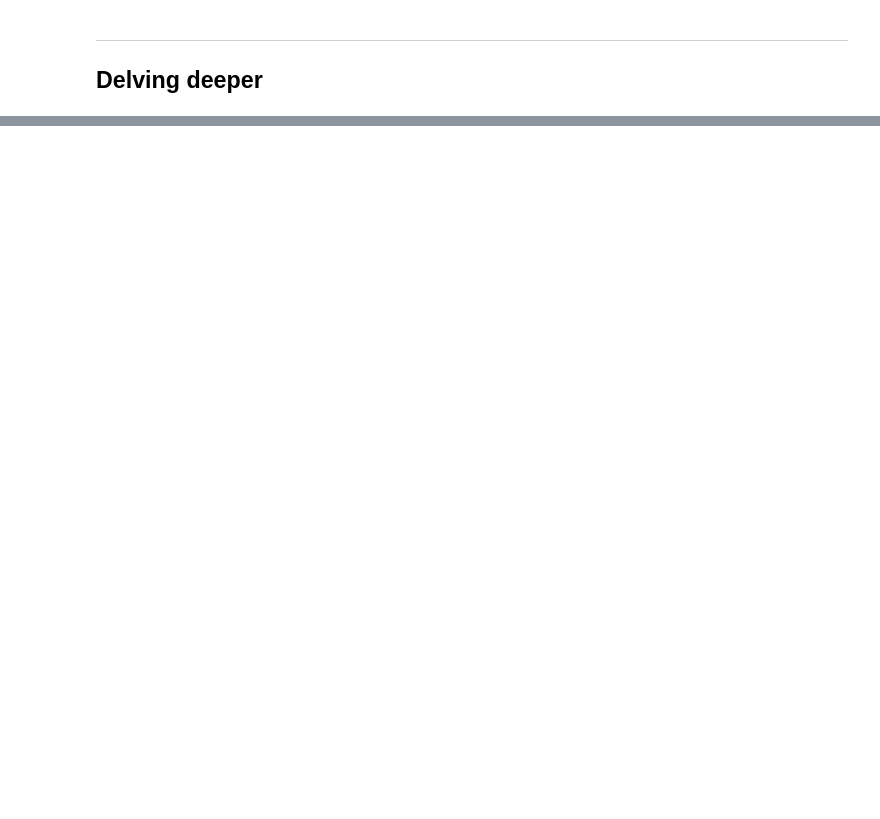
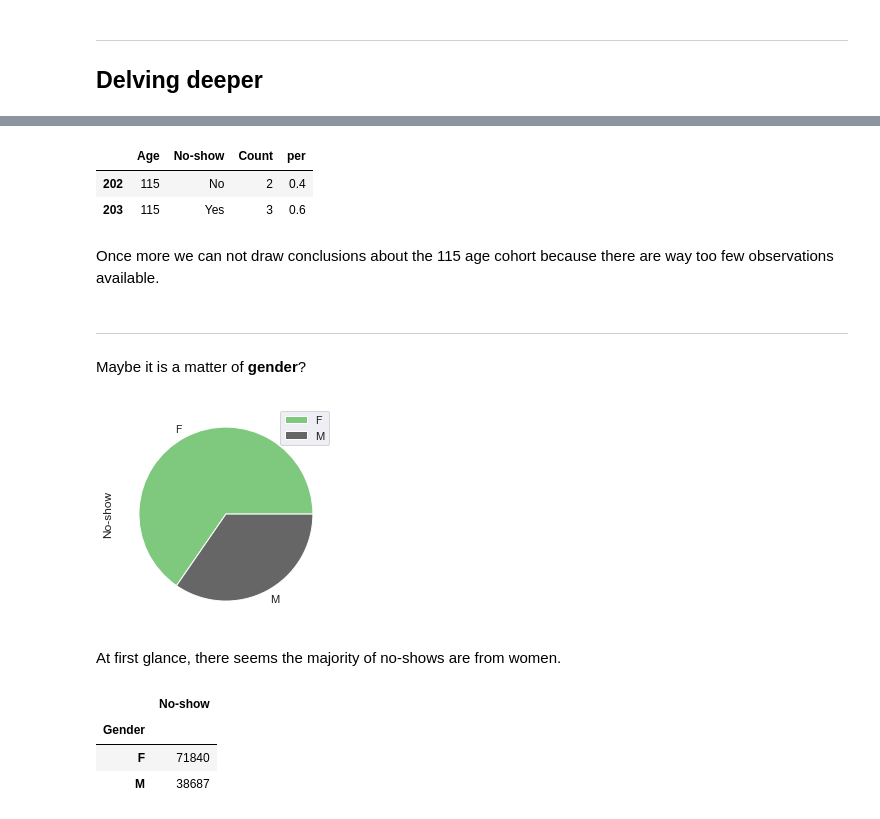
Before and after one commit to Yamamuen/da2, a Jupyter notebook: Project_2.ipynb, the cells around one changed output, grey strips where cells are left out. Cells and saved outputs as stored; diff of their text form; code cells hidden in the pictures; blank space fills up the shorter version.

```diff
--- a/Project_2.ipynb
+++ b/Project_2.ipynb
@@ -106,0 +364,24 @@ From the initial exploratory analysis above it seems like there is no clear rela
+# %%
+tot_age[tot_age.Age == 115]
+# %% [output]
+|  | Age | No-show | Count | per |
+| 202 | 115 | No | 2 | 0.4 |
+| 203 | 115 | Yes | 3 | 0.6 |
+# %% [markdown]
+Once more we can not draw conclusions about the 115 age cohort because there are way too few observations available.
+# %% [markdown]
+***
+Maybe it is a matter of **gender**?
+# %%
+gend=df[no_show].groupby('Gender')[['No-show']].count().plot(kind='pie',subplots=True,cmap='Accent');
+# %% [output]
+[figure, added]
+# %% [markdown]
+At first glance, there seems the majority of no-shows are from women.
+# %%
+df.groupby('Gender')[['No-show']].count()
+# %% [output]
+|  | No-show |
+| Gender |  |
+| F | 71840 |
+| M | 38687 |
```
Also changed, not shown: parts of 33 cells of this notebook.
